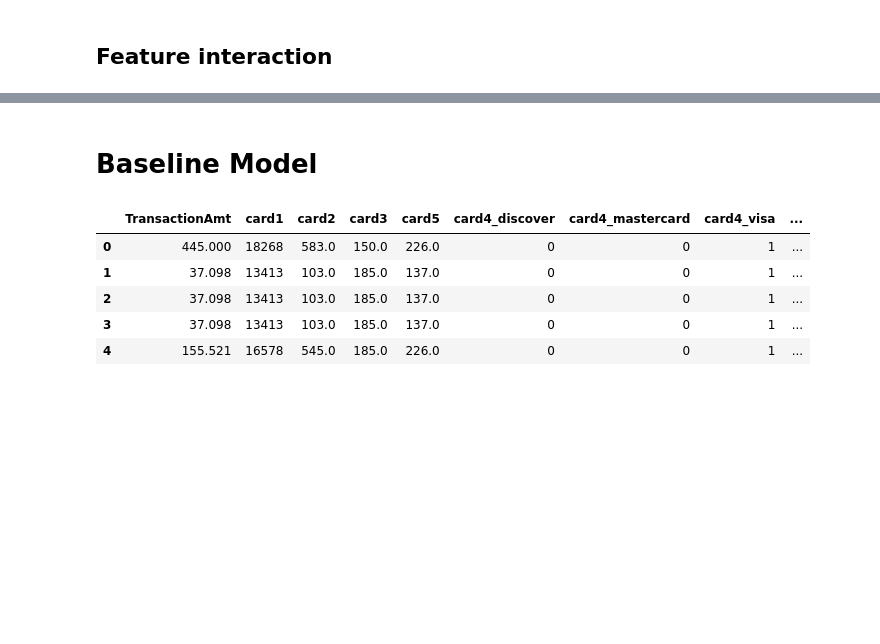
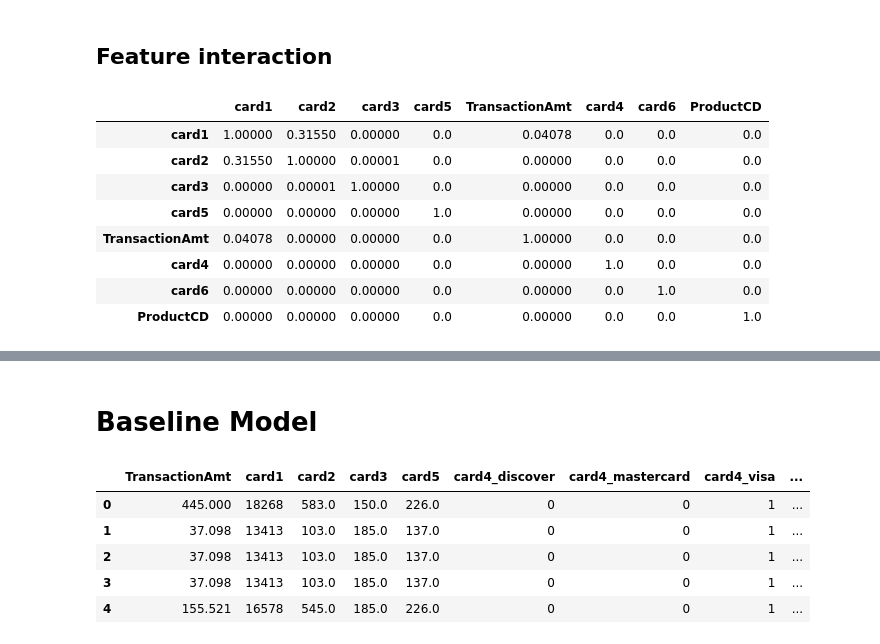
Before and after one commit to VladimirIsakov91/IEEE-CISFraudDetection, a Jupyter notebook: IEEE-CISFraudDetection.ipynb, the cells around one changed output, grey strips where cells are left out. Drawn from its saved outputs; the diff is of its cells as text; code cells hidden in the pictures; blank space fills up the shorter version.

```diff
--- a/IEEE-CISFraudDetection.ipynb
+++ b/IEEE-CISFraudDetection.ipynb
@@ -217,6 +220,18 @@ mapping = {'card1': 'cont', 'card2': 'cont', 'card3': 'cont', 'card5': 'cont', '
 
 X_[['ProductCD', 'card4', 'card6']] = X[['ProductCD', 'card4', 'card6']].apply(LabelEncoder().fit_transform)
 p = tester.test(data=X_, mapping=mapping)
+# %%
+p
+# %% [output]
+|  | card1 | card2 | card3 | card5 | TransactionAmt | card4 | card6 | ProductCD |
+| card1 | 1.00000 | 0.31550 | 0.00000 | 0.0 | 0.04078 | 0.0 | 0.0 | 0.0 |
+| card2 | 0.31550 | 1.00000 | 0.00001 | 0.0 | 0.00000 | 0.0 | 0.0 | 0.0 |
+| card3 | 0.00000 | 0.00001 | 1.00000 | 0.0 | 0.00000 | 0.0 | 0.0 | 0.0 |
+| card5 | 0.00000 | 0.00000 | 0.00000 | 1.0 | 0.00000 | 0.0 | 0.0 | 0.0 |
+| TransactionAmt | 0.04078 | 0.00000 | 0.00000 | 0.0 | 1.00000 | 0.0 | 0.0 | 0.0 |
+| card4 | 0.00000 | 0.00000 | 0.00000 | 0.0 | 0.00000 | 1.0 | 0.0 | 0.0 |
+| card6 | 0.00000 | 0.00000 | 0.00000 | 0.0 | 0.00000 | 0.0 | 1.0 | 0.0 |
+| ProductCD | 0.00000 | 0.00000 | 0.00000 | 0.0 | 0.00000 | 0.0 | 0.0 | 1.0 |
 # %%
 plt.figure(figsize=(12,12))
 sns.heatmap(data=p, vmin=0, vmax=1)
```
Also changed, not shown: parts of 10 cells of this notebook.
